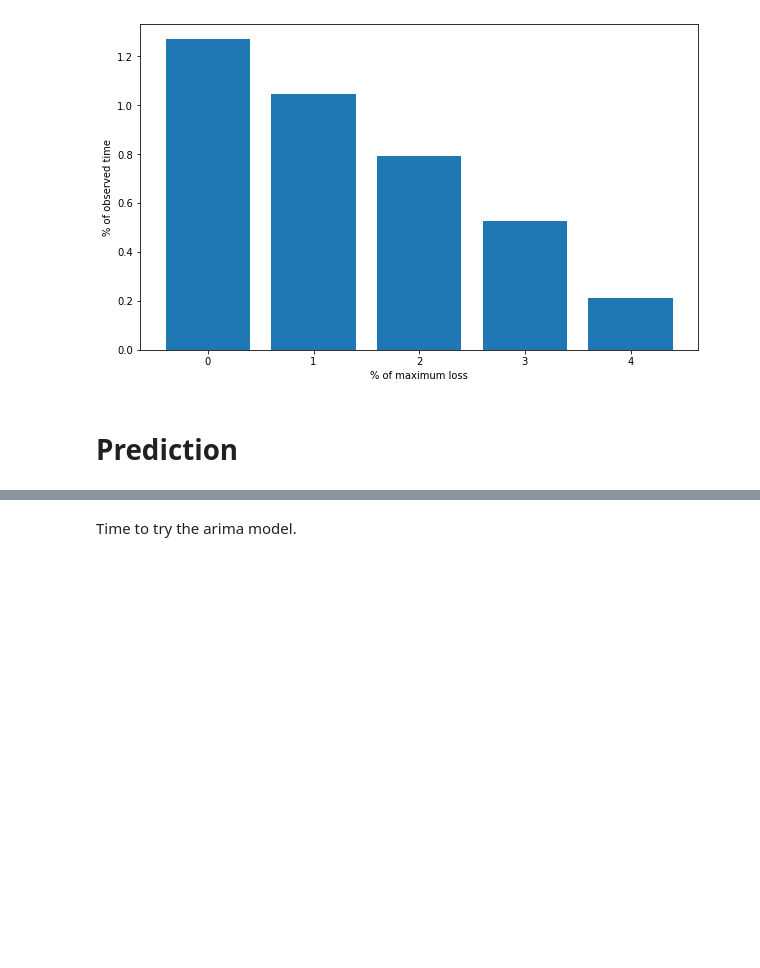
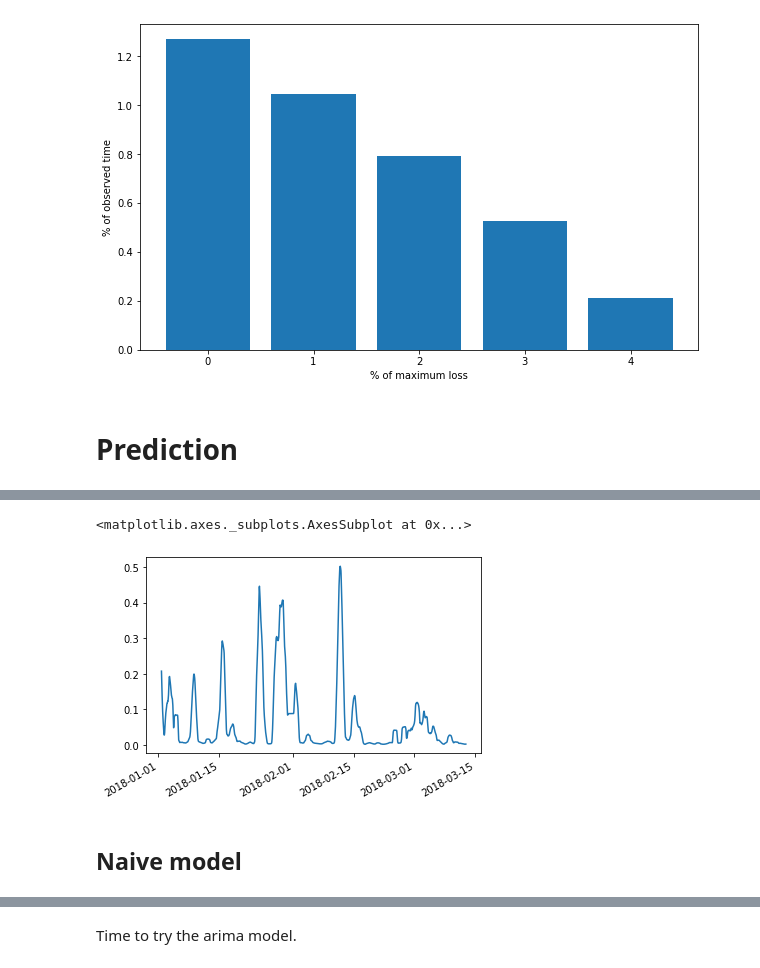
Before and after one commit to ThomTe314/capstone_quadra, a Jupyter notebook: Capstone ML.ipynb, the cells around one changed output, grey strips where cells are left out. Drawn from its saved outputs; the diff is of its cells as text; code cells hidden in the pictures; blank space fills up the shorter version.

Commit message:
naive model working

```diff
--- a/Capstone ML.ipynb
+++ b/Capstone ML.ipynb
@@ -273,0 +329,9 @@ np.log(y_train[0]).plot()
+# %%
+sd = seasonal_decompose(clean_df.target_losses_norm, period = 6*24) #, model = 'multiplicative'
+# %%
+sd.trend[:10000].plot()
+# %% [output]
+<matplotlib.axes._subplots.AxesSubplot at 0x...>
+[figure, added]
+# %% [markdown]
+## Naive model
```
Also changed, not shown: parts of 30 cells of this notebook.
